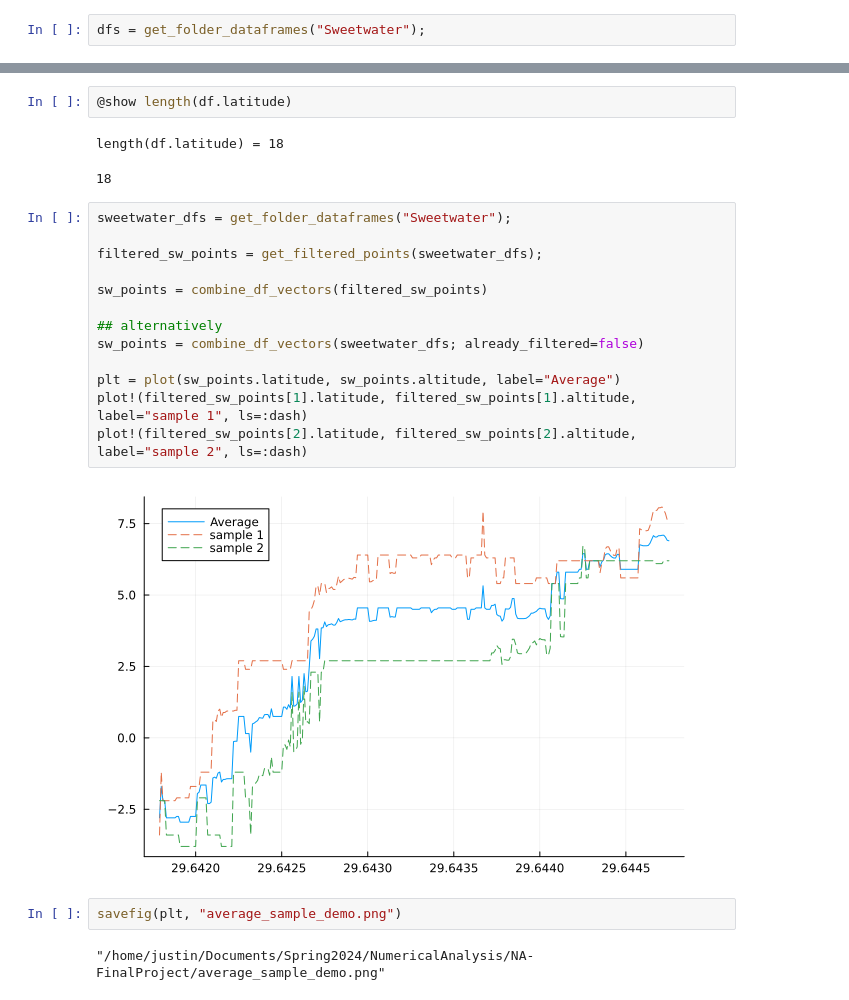
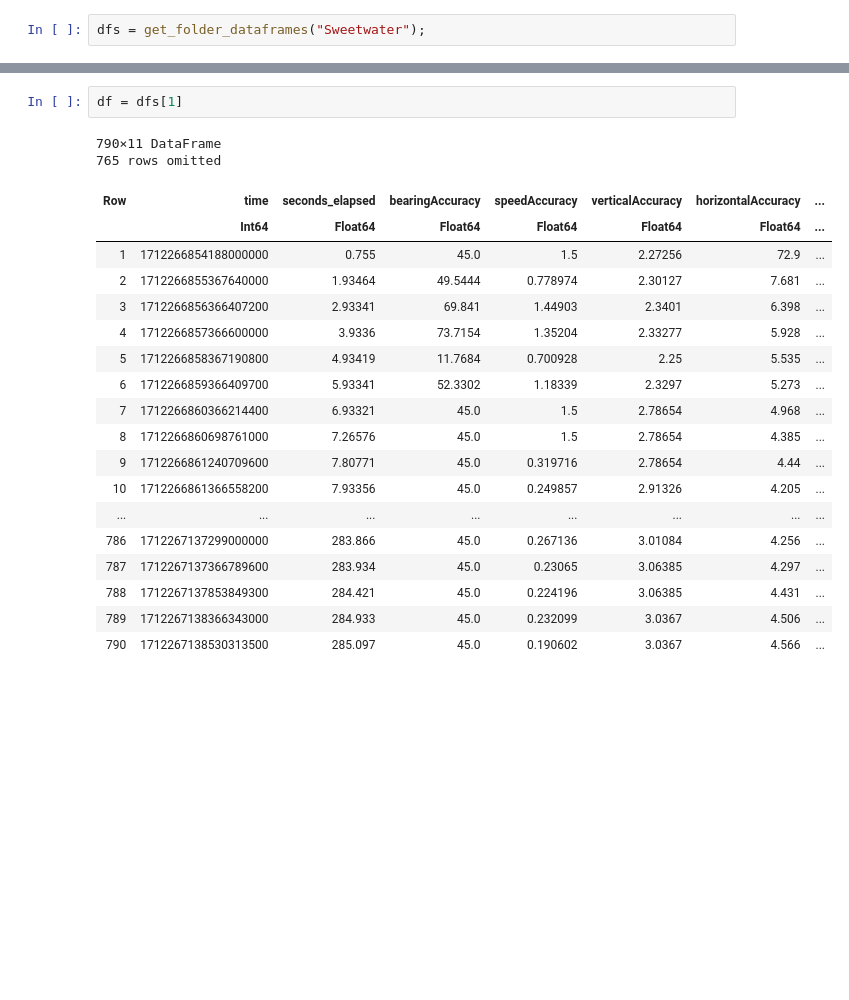
Before and after one commit to Scevitee/NA-FinalProject, a Jupyter notebook: datatools_tester.ipynb, the cells around one changed output, grey strips where cells are left out. Saved outputs shown, nothing was run; the diff lists cells and outputs as text; blank space fills up the shorter version.

```diff
--- a/datatools_tester.ipynb
+++ b/datatools_tester.ipynb
@@ -201,24 +223,23 @@ plot(df.latitude, df.altitude)
-# %%
-@show length(df.latitude)
-# %% [output]
-length(df.latitude) = 18
-18
-# %%
-sweetwater_dfs = get_folder_dataframes("Sweetwater");
-
-filtered_sw_points = get_filtered_points(sweetwater_dfs);
-
-sw_points = combine_df_vectors(filtered_sw_points)
-
-## alternatively
-sw_points = combine_df_vectors(sweetwater_dfs; already_filtered=false)
-
-plt = plot(sw_points.latitude, sw_points.altitude, label="Average")
-plot!(filtered_sw_points[1].latitude, filtered_sw_points[1].altitude, label="sample 1", ls=:dash)
-plot!(filtered_sw_points[2].latitude, filtered_sw_points[2].altitude, label="sample 2", ls=:dash)
-# %% [output]
-[figure, removed]
-# %%
-savefig(plt, "average_sample_demo.png")
-# %% [output]
-"/home/justin/Documents/Spring2024/NumericalAnalysis/NA-FinalProject/average_sample_demo.png"
+# %%
+df = dfs[1]
+# %% [output]
+790×11 DataFrame
+765 rows omitted
+| Row | time | seconds_elapsed | bearingAccuracy | speedAccuracy | verticalAccuracy | horizontalAccuracy | ... |
+|  | Int64 | Float64 | Float64 | Float64 | Float64 | Float64 | ... |
+| 1 | 1712266854188000000 | 0.755 | 45.0 | 1.5 | 2.27256 | 72.9 | ... |
+| 2 | 1712266855367640000 | 1.93464 | 49.5444 | 0.778974 | 2.30127 | 7.681 | ... |
+| 3 | 1712266856366407200 | 2.93341 | 69.841 | 1.44903 | 2.3401 | 6.398 | ... |
+| 4 | 1712266857366600000 | 3.9336 | 73.7154 | 1.35204 | 2.33277 | 5.928 | ... |
+| 5 | 1712266858367190800 | 4.93419 | 11.7684 | 0.700928 | 2.25 | 5.535 | ... |
+| 6 | 1712266859366409700 | 5.93341 | 52.3302 | 1.18339 | 2.3297 | 5.273 | ... |
+| 7 | 1712266860366214400 | 6.93321 | 45.0 | 1.5 | 2.78654 | 4.968 | ... |
+| 8 | 1712266860698761000 | 7.26576 | 45.0 | 1.5 | 2.78654 | 4.385 | ... |
+| 9 | 1712266861240709600 | 7.80771 | 45.0 | 0.319716 | 2.78654 | 4.44 | ... |
+| 10 | 1712266861366558200 | 7.93356 | 45.0 | 0.249857 | 2.91326 | 4.205 | ... |
+| ... | ... | ... | ... | ... | ... | ... | ... |
+| 786 | 1712267137299000000 | 283.866 | 45.0 | 0.267136 | 3.01084 | 4.256 | ... |
+| 787 | 1712267137366789600 | 283.934 | 45.0 | 0.23065 | 3.06385 | 4.297 | ... |
+| 788 | 1712267137853849300 | 284.421 | 45.0 | 0.224196 | 3.06385 | 4.431 | ... |
+| 789 | 1712267138366343000 | 284.933 | 45.0 | 0.232099 | 3.0367 | 4.506 | ... |
+| 790 | 1712267138530313500 | 285.097 | 45.0 | 0.190602 | 3.0367 | 4.566 | ... |
```
Also changed, not shown: parts of 9 cells of this notebook, 9 other files.
